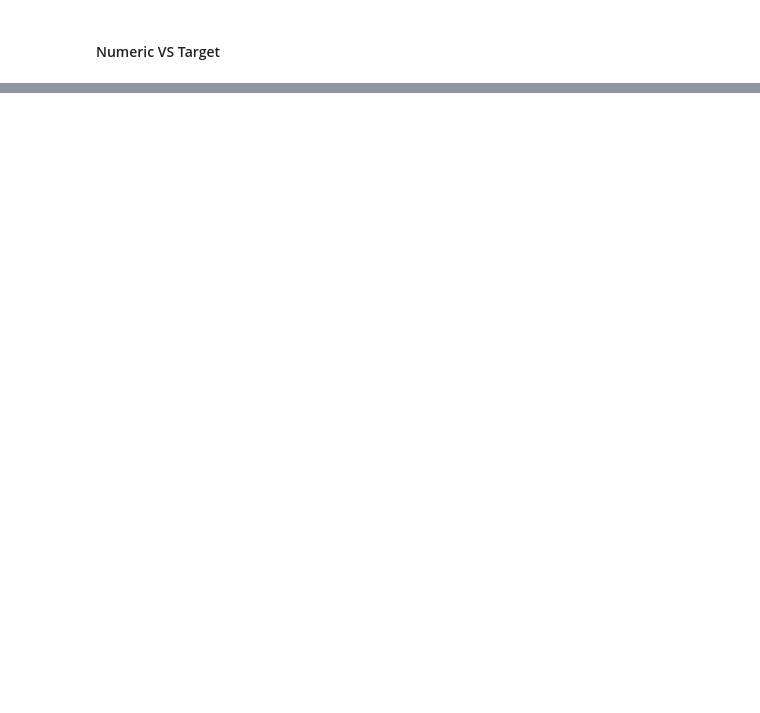
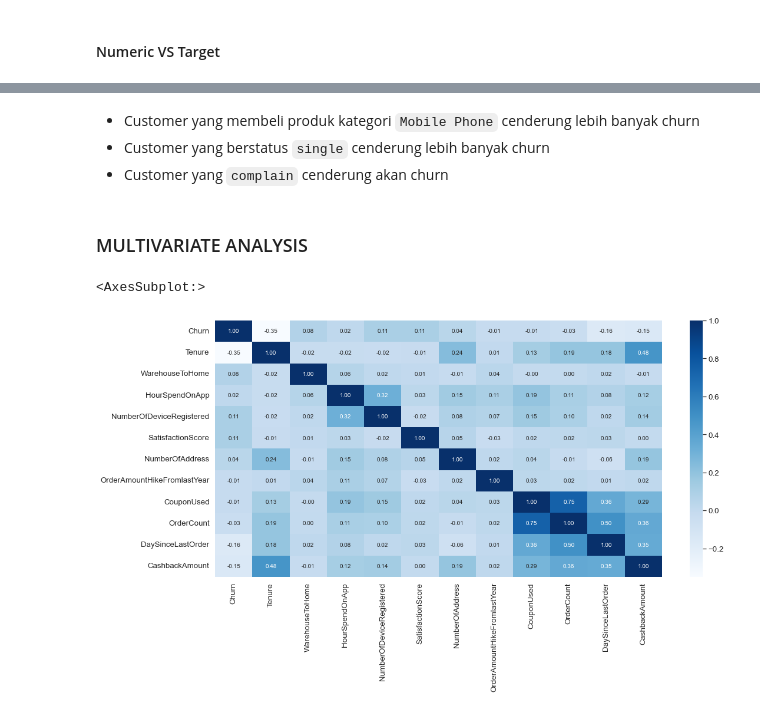
Before and after one commit to arsand07/Customer-Churn, a Jupyter notebook: Customer Churn.ipynb, the cells around one changed output, grey strips where cells are left out. Cells and saved outputs as stored; diff of their text form; code cells hidden in the pictures; blank space fills up the shorter version.

```diff
--- a/Customer Churn.ipynb
+++ b/Customer Churn.ipynb
@@ -276,0 +303,16 @@ for i,j in enumerate(num):
+# %% [markdown]
+- Customer yang membeli produk kategori `Mobile Phone` cenderung lebih banyak churn
+- Customer yang berstatus `single` cenderung lebih banyak churn
+- Customer yang `complain` cenderung akan churn
+# %% [markdown]
+### MULTIVARIATE ANALYSIS
+# %%
+#karena untuk memuncukan ke heatmap harus type data numeric, maka convert churn jadi numeric
+
+df2 = df.copy()
+df2['Churn'] = df2['Churn'].astype(int)
+plt.figure(figsize=(17,8))
+sns.heatmap(df2.corr(), annot=True, fmt='.2f', cmap='Blues')
+# %% [output]
+<AxesSubplot:>
+[figure, added]
```
Also changed, not shown: parts of 18 cells of this notebook.
